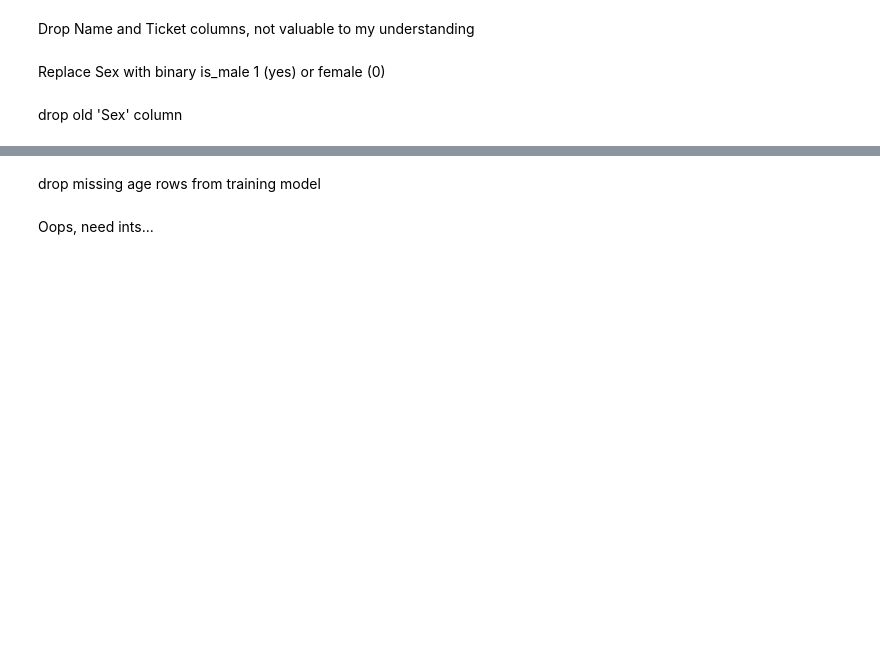
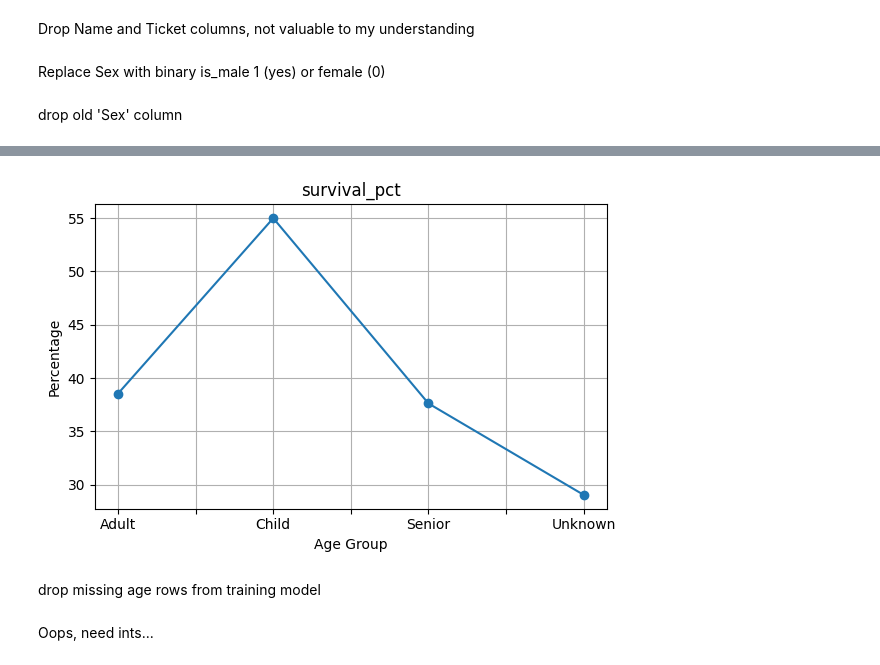
Before and after one commit to mwhittaker1/titanic_survive, a Jupyter notebook: da.ipynb, the cells around one changed output, grey strips where cells are left out. Drawn from its saved outputs; the diff is of its cells as text; code cells hidden in the pictures; blank space fills up the shorter version.

```diff
--- a/da.ipynb
+++ b/da.ipynb
@@ -26,0 +50,5 @@ print(cleaning.head())
+# %%
+cleaning['Age'] = cleaning['Age'].dropna()
+cleaning['Child'] = cleaning['Age'].between(0, 16, inclusive='both')
+cleaning['Adult'] = cleaning['Age'].between(17, 45, inclusive='both')
+cleaning['Senior'] = cleaning['Age'].between(46, 100, inclusive='both')
@@ -27,3 +69,34 @@ print(cleaning.head())
+# %%
+import matplotlib.pyplot as plt
+def assign_age_group(row):
+    if row['Child']:
+        return 'Child'
+    elif row['Adult']:
+        return 'Adult'
+    elif row['Senior']:
+        return 'Senior'
+    return 'Unknown'
+
+cleaning['AgeGroup'] = cleaning.apply(assign_age_group, axis=1)
+
+# Group by AgeGroup and Survived
+survival_pct = (
+    cleaning.groupby('AgeGroup')['Survived']
+    .mean()
+    .sort_index()
+    * 100
+)
+
+# Plot
+survival_pct.plot(marker='o', figsize=(6, 4))
+plt.title('survival_pct')
+plt.ylabel('Percentage')
+plt.xlabel('Age Group')
+plt.grid(True)
+plt.tight_layout()
+plt.show()
+# %% [output]
+[figure, added]
 # %% [markdown]
 drop missing age rows from training model
 # %%
```
Also changed, not shown: parts of 5 cells of this notebook, 8 other files.
